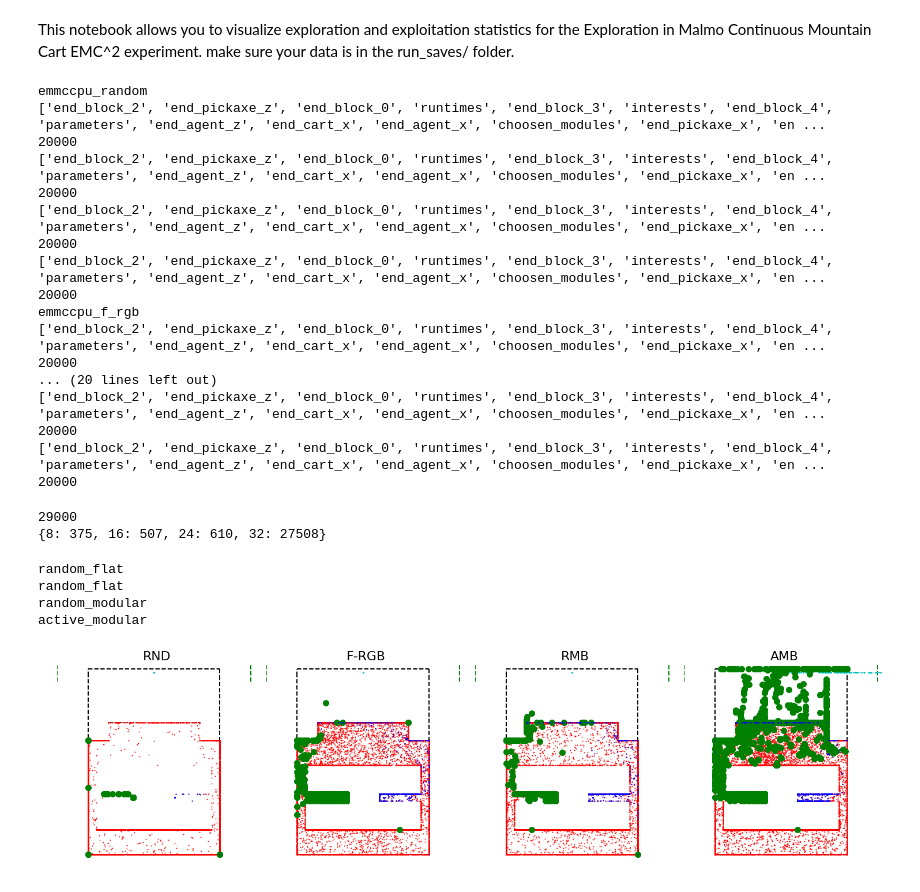
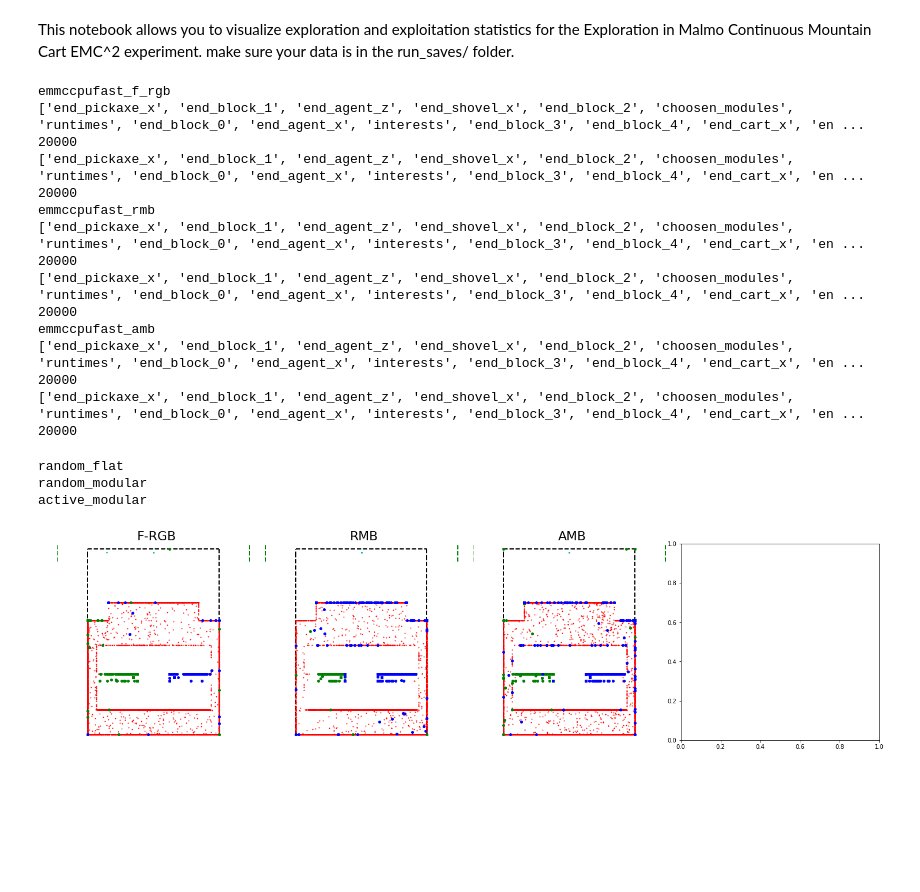
Before and after one commit to rPortelas/malmo_mountain_cart, a Jupyter notebook: data_visualization_emmc.ipynb, the cells around one changed output. Drawn from its saved outputs; the diff is of its cells as text; code cells hidden in the pictures; blank space fills up the shorter version.

```diff
--- a/data_visualization_emmc.ipynb
+++ b/data_visualization_emmc.ipynb
@@ -14,12 +14,12 @@ import imageio
 from scipy.spatial import distance
 # %%
 # Step 1 load data
-nb_runs = 4
+nb_runs = 2
 #model_full_names = ["Random Single Goal Space", "Flat Random Goal Babbling"]#, "Random Model Babbling", "Active Model Babbling"]
 #model_full_names = ["RANDOM", "Flat Random Goal Babbling", "Random Model Babbling", "Active Model Babbling"]
-model_full_names = ["RANDOM","Flat Random Goal Babbling", "Random Model Babbling", "Active Model Babbling"]
-model_filenames = ["emmccpu_random", "emmccpu_f_rgb","emmccpu_rmb","emmccpu_amb"]
-titles = ['RND','F-RGB', 'RMB', 'AMB']
+model_full_names = ["Flat Random Goal Babbling", "Random Model Babbling", "Active Model Babbling"]
+model_filenames = ["emmccpufast_f_rgb","emmccpufast_rmb","emmccpufast_amb"]
+titles = ['F-RGB', 'RMB', 'AMB']
 #model_filenames = ["emmcmid_random","emmcmid_f_rgb","emmcmid_rmb","emmcmid_amb"]
 #model_filenames = ["random","dist_fmb","dist_rmb","dist_amb"]
 nb_models = len(model_filenames)
@@ -49,31 +49,26 @@ for filename in model_filenames:
         else:
             print("unknown file: {}".format(full_filename))
 # %% [output]
-emmccpu_random
-['end_block_2', 'end_pickaxe_z', 'end_block_0', 'runtimes', 'end_block_3', 'interests', 'end_block_4', 'parameters', 'end_agent_z', 'end_cart_x', 'end_agent_x', 'choosen_modules', 'end_pickaxe_x', 'en ...
+emmccpufast_f_rgb
+['end_pickaxe_x', 'end_block_1', 'end_agent_z', 'end_shovel_x', 'end_block_2', 'choosen_modules', 'runtimes', 'end_block_0', 'end_agent_x', 'interests', 'end_block_3', 'end_block_4', 'end_cart_x', 'en ...
 20000
-['end_block_2', 'end_pickaxe_z', 'end_block_0', 'runtimes', 'end_block_3', 'interests', 'end_block_4', 'parameters', 'end_agent_z', 'end_cart_x', 'end_agent_x', 'choosen_modules', 'end_pickaxe_x', 'en ...
+['end_pickaxe_x', 'end_block_1', 'end_agent_z', 'end_shovel_x', 'end_block_2', 'choosen_modules', 'runtimes', 'end_block_0', 'end_agent_x', 'interests', 'end_block_3', 'end_block_4', 'end_cart_x', 'en ...
 20000
-['end_block_2', 'end_pickaxe_z', 'end_block_0', 'runtimes', 'end_block_3', 'interests', 'end_block_4', 'parameters', 'end_agent_z', 'end_cart_x', 'end_agent_x', 'choosen_modules', 'end_pickaxe_x', 'en ...
+emmccpufast_rmb
+['end_pickaxe_x', 'end_block_1', 'end_agent_z', 'end_shovel_x', 'end_block_2', 'choosen_modules', 'runtimes', 'end_block_0', 'end_agent_x', 'interests', 'end_block_3', 'end_block_4', 'end_cart_x', 'en ...
 20000
-['end_block_2', 'end_pickaxe_z', 'end_block_0', 'runtimes', 'end_block_3', 'interests', 'end_block_4', 'parameters', 'end_agent_z', 'end_cart_x', 'end_agent_x', 'choosen_modules', 'end_pickaxe_x', 'en ...
+['end_pickaxe_x', 'end_block_1', 'end_agent_z', 'end_shovel_x', 'end_block_2', 'choosen_modules', 'runtimes', 'end_block_0', 'end_agent_x', 'interests', 'end_block_3', 'end_block_4', 'end_cart_x', 'en ...
 20000
-emmccpu_f_rgb
-['end_block_2', 'end_pickaxe_z', 'end_block_0', 'runtimes', 'end_block_3', 'interests', 'end_block_4', 'parameters', 'end_agent_z', 'end_cart_x', 'end_agent_x', 'choosen_modules', 'end_pickaxe_x', 'en ...
+emmccpufast_amb
+['end_pickaxe_x', 'end_block_1', 'end_agent_z', 'end_shovel_x', 'end_block_2', 'choosen_modules', 'runtimes', 'end_block_0', 'end_agent_x', 'interests', 'end_block_3', 'end_block_4', 'end_cart_x', 'en ...
 20000
-... (20 lines left out)
-['end_block_2', 'end_pickaxe_z', 'end_block_0', 'runtimes', 'end_block_3', 'interests', 'end_block_4', 'parameters', 'end_agent_z', 'end_cart_x', 'end_agent_x', 'choosen_modules', 'end_pickaxe_x', 'en ...
+['end_pickaxe_x', 'end_block_1', 'end_agent_z', 'end_shovel_x', 'end_block_2', 'choosen_modules', 'runtimes', 'end_block_0', 'end_agent_x', 'interests', 'end_block_3', 'end_block_4', 'end_cart_x', 'en ...
 20000
-['end_block_2', 'end_pickaxe_z', 'end_block_0', 'runtimes', 'end_block_3', 'interests', 'end_block_4', 'parameters', 'end_agent_z', 'end_cart_x', 'end_agent_x', 'choosen_modules', 'end_pickaxe_x', 'en ...
-20000
 # %%
 d = data['runs_steps']
 print(len(d))
 unique, counts = np.unique(d, return_counts=True)
 print(dict(zip(unique, counts)))
-# %% [output]
-29000
-{8: 375, 16: 507, 24: 610, 32: 27508}
 # %%
 def plot_agent_pos_exploration(ax, Xs, Zs,cart_Xs, title):
     b = Bounds()
@@ -133,37 +128,36 @@ def plot_agent_pos_exploration(ax, Xs, Zs,cart_Xs, title):
 def compact_explo_maps(max_episodes=None, run_nb=0):
     f, (ax0, ax1, ax2, ax3) = plt.subplots(1,4,figsize=(20,5))
     ax = (ax0, ax1, ax2, ax3)
     for i, (m_name, m_id) in enumerate(zip(model_full_names,model_filenames)):
         b_k = saves[m_id][run_nb]
         print(b_k['parameters']['model_type'])
         #print(m_id)
         #print(i)
         #for i in range(nb_runs):
         #b_k = saves[m_id][i]
         #print(b_k['end_agent_x'][:10])
         if max_episodes is None:
             plot_agent_pos_exploration(ax[i], b_k['end_agent_x'],
                                         b_k['end_agent_z'],
                                         b_k['end_cart_x'], titles[i])
             ax[i].plot(b_k['end_pickaxe_x'],b_k['end_pickaxe_z'],'g.',markersize=20)
             ax[i].plot(b_k['end_shovel_x'],b_k['end_shovel_z'],'b.',markersize=2)
         else:
             plot_agent_pos_exploration(ax[i], b_k['end_agent_x'][:max_episodes],
                                         b_k['end_agent_z'][:max_episodes],
                                         b_k['end_cart_x'][:max_episodes], titles[i])
-            ax[i].plot(b_k['end_pickaxe_x'][:max_episodes],b_k['end_pickaxe_z'][:max_episodes],'g.',markersize=20)
-            ax[i].plot(b_k['end_shovel_x'][:max_episodes],b_k['end_shovel_z'][:max_episodes],'b.',markersize=2)
+            ax[i].plot(b_k['end_pickaxe_x'][:max_episodes],b_k['end_pickaxe_z'][:max_episodes],'g.',markersize=8)
+            ax[i].plot(b_k['end_shovel_x'][:max_episodes],b_k['end_shovel_z'][:max_episodes],'b.',markersize=8)
         #add pickaxe and shovel positions
     plt.tight_layout(pad=-1.0)
 
 compact_explo_maps(max_episodes=20000, run_nb=0)
 plt.show()
 # %% [output]
-random_flat
 random_flat
 random_modular
 active_modular
-[figure, old version]
+[figure, new version]
 # %%
 # # GIF out of compact vizu
 # step_size = 1000
```
Also changed, not shown: parts of 10 cells of this notebook, 6 other files.
